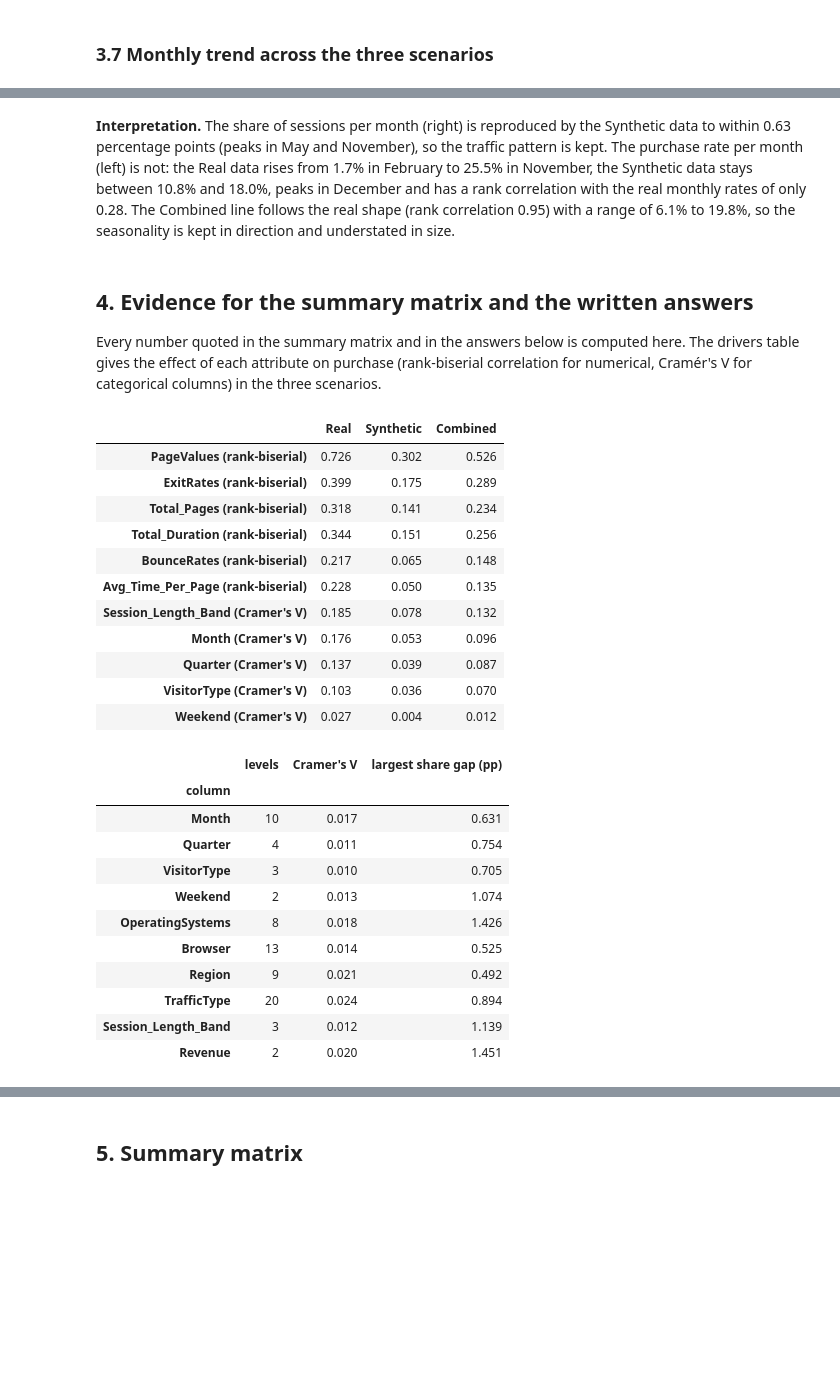
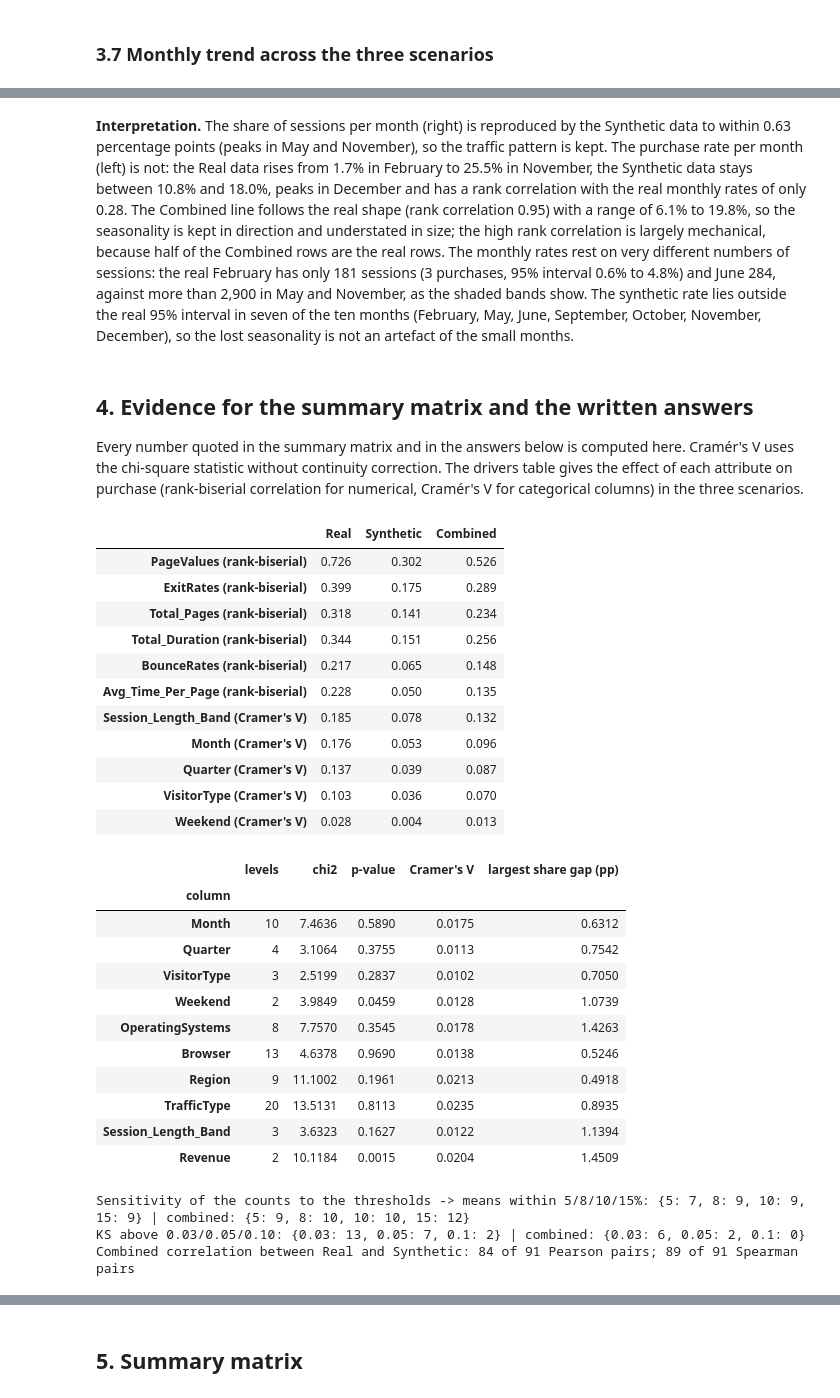
Before and after one commit to DawarAhmed27/REAL-vs.-SYNTHETIC-DATA-COMPARATIVE-ANALYSIS-AND-VISUALIZATION, a Jupyter notebook: notebooks/07_comparative_analysis.ipynb, the cells around one changed output, grey strips where cells are left out. Cells and saved outputs as stored; diff of their text form; code cells hidden in the pictures; blank space fills up the shorter version.

```diff
--- a/notebooks/07_comparative_analysis.ipynb
+++ b/notebooks/07_comparative_analysis.ipynb
@@ -148,37 +148,43 @@ C.fig_trend(dfs, FIG / "c08_monthly_trend.png")
 # %% [markdown]
-**Interpretation.** The share of sessions per month (right) is reproduced by the Synthetic data to within 0.63 percentage points (peaks in May and November), so the traffic pattern is kept. The purchase rate per month (left) is not: the Real data rises from 1.7% in February to 25.5% in November, the Synthetic data stays between 10.8% and 18.0%, peaks in December and has a rank correlation with the real monthly rates of only 0.28. The Combined line follows the real shape (rank correlation 0.95) with a range of 6.1% to 19.8%, so the seasonality is kept in direction and understated in size.
+**Interpretation.** The share of sessions per month (right) is reproduced by the Synthetic data to within 0.63 percentage points (peaks in May and November), so the traffic pattern is kept. The purchase rate per month (left) is not: the Real data rises from 1.7% in February to 25.5% in November, the Synthetic data stays between 10.8% and 18.0%, peaks in December and has a rank correlation with the real monthly rates of only 0.28. The Combined line follows the real shape (rank correlation 0.95) with a range of 6.1% to 19.8%, so the seasonality is kept in direction and understated in size; the high rank correlation is largely mechanical, because half of the Combined rows are the real rows. The monthly rates rest on very different numbers of sessions: the real February has only 181 sessions (3 purchases, 95% interval 0.6% to 4.8%) and June 284, against more than 2,900 in May and November, as the shaded bands show. The synthetic rate lies outside the real 95% interval in seven of the ten months (February, May, June, September, October, November, December), so the lost seasonality is not an artefact of the small months.
 # %% [markdown]
 ## 4. Evidence for the summary matrix and the written answers
-Every number quoted in the summary matrix and in the answers below is computed here. The drivers table gives the effect of each attribute on purchase (rank-biserial correlation for numerical, Cramér's V for categorical columns) in the three scenarios.
+Every number quoted in the summary matrix and in the answers below is computed here. Cramér's V uses the chi-square statistic without continuity correction. The drivers table gives the effect of each attribute on purchase (rank-biserial correlation for numerical, Cramér's V for categorical columns) in the three scenarios.
 # %%
 E = C.summary_evidence(dfs)
 drivers = E.pop("driver_table"); drivers.round(3).to_csv(RES / "purchase_drivers.csv")
 cm = C.categorical_match(dfs); cm.round(4).to_csv(RES / "categorical_match.csv")
 json.dump({k: (round(v, 6) if isinstance(v, float) else v) for k, v in E.items()}, open(RES / "evidence.json", "w"), indent=1)
-display(drivers.round(3)); display(cm.round(3))
+display(drivers.round(3)); display(cm.round(4))
+print("Sensitivity of the counts to the thresholds -> means within 5/8/10/15%:", E["thr_mean"], "| combined:", E["thr_mean_comb"])
+print("KS above 0.03/0.05/0.10:", E["thr_ks"], "| combined:", E["thr_ks_comb"])
+print("Combined correlation between Real and Synthetic:", E["comb_corr_pearson_between"], "of", E["corr_pearson_pairs"], "Pearson pairs;", E["comb_corr_spearman_between"], "of", E["corr_spearman_pairs"], "Spearman pairs")
 # %% [output]
 |  | Real | Synthetic | Combined |
 | PageValues (rank-biserial) | 0.726 | 0.302 | 0.526 |
 | ExitRates (rank-biserial) | 0.399 | 0.175 | 0.289 |
 | Total_Pages (rank-biserial) | 0.318 | 0.141 | 0.234 |
 | Total_Duration (rank-biserial) | 0.344 | 0.151 | 0.256 |
 | BounceRates (rank-biserial) | 0.217 | 0.065 | 0.148 |
 | Avg_Time_Per_Page (rank-biserial) | 0.228 | 0.050 | 0.135 |
 | Session_Length_Band (Cramer's V) | 0.185 | 0.078 | 0.132 |
 | Month (Cramer's V) | 0.176 | 0.053 | 0.096 |
 | Quarter (Cramer's V) | 0.137 | 0.039 | 0.087 |
 | VisitorType (Cramer's V) | 0.103 | 0.036 | 0.070 |
-| Weekend (Cramer's V) | 0.027 | 0.004 | 0.012 |
+| Weekend (Cramer's V) | 0.028 | 0.004 | 0.013 |
-|  | levels | Cramer's V | largest share gap (pp) |
-| column |  |  |  |
-| Month | 10 | 0.017 | 0.631 |
-| Quarter | 4 | 0.011 | 0.754 |
-| VisitorType | 3 | 0.010 | 0.705 |
-| Weekend | 2 | 0.013 | 1.074 |
-| OperatingSystems | 8 | 0.018 | 1.426 |
-| Browser | 13 | 0.014 | 0.525 |
-| Region | 9 | 0.021 | 0.492 |
-| TrafficType | 20 | 0.024 | 0.894 |
-| Session_Length_Band | 3 | 0.012 | 1.139 |
-| Revenue | 2 | 0.020 | 1.451 |
+|  | levels | chi2 | p-value | Cramer's V | largest share gap (pp) |
+| column |  |  |  |  |  |
+| Month | 10 | 7.4636 | 0.5890 | 0.0175 | 0.6312 |
+| Quarter | 4 | 3.1064 | 0.3755 | 0.0113 | 0.7542 |
+| VisitorType | 3 | 2.5199 | 0.2837 | 0.0102 | 0.7050 |
+| Weekend | 2 | 3.9849 | 0.0459 | 0.0128 | 1.0739 |
+| OperatingSystems | 8 | 7.7570 | 0.3545 | 0.0178 | 1.4263 |
+| Browser | 13 | 4.6378 | 0.9690 | 0.0138 | 0.5246 |
+| Region | 9 | 11.1002 | 0.1961 | 0.0213 | 0.4918 |
+| TrafficType | 20 | 13.5131 | 0.8113 | 0.0235 | 0.8935 |
+| Session_Length_Band | 3 | 3.6323 | 0.1627 | 0.0122 | 1.1394 |
+| Revenue | 2 | 10.1184 | 0.0015 | 0.0204 | 1.4509 |
+Sensitivity of the counts to the thresholds -> means within 5/8/10/15%: {5: 7, 8: 9, 10: 9, 15: 9} | combined: {5: 9, 8: 10, 10: 10, 15: 12}
+KS above 0.03/0.05/0.10: {0.03: 13, 0.05: 7, 0.1: 2} | combined: {0.03: 6, 0.05: 2, 0.1: 0}
+Combined correlation between Real and Synthetic: 84 of 91 Pearson pairs; 89 of 91 Spearman pairs
 # %% [markdown]
```
Also changed, not shown: parts of 16 cells of this notebook, 12 other files.
